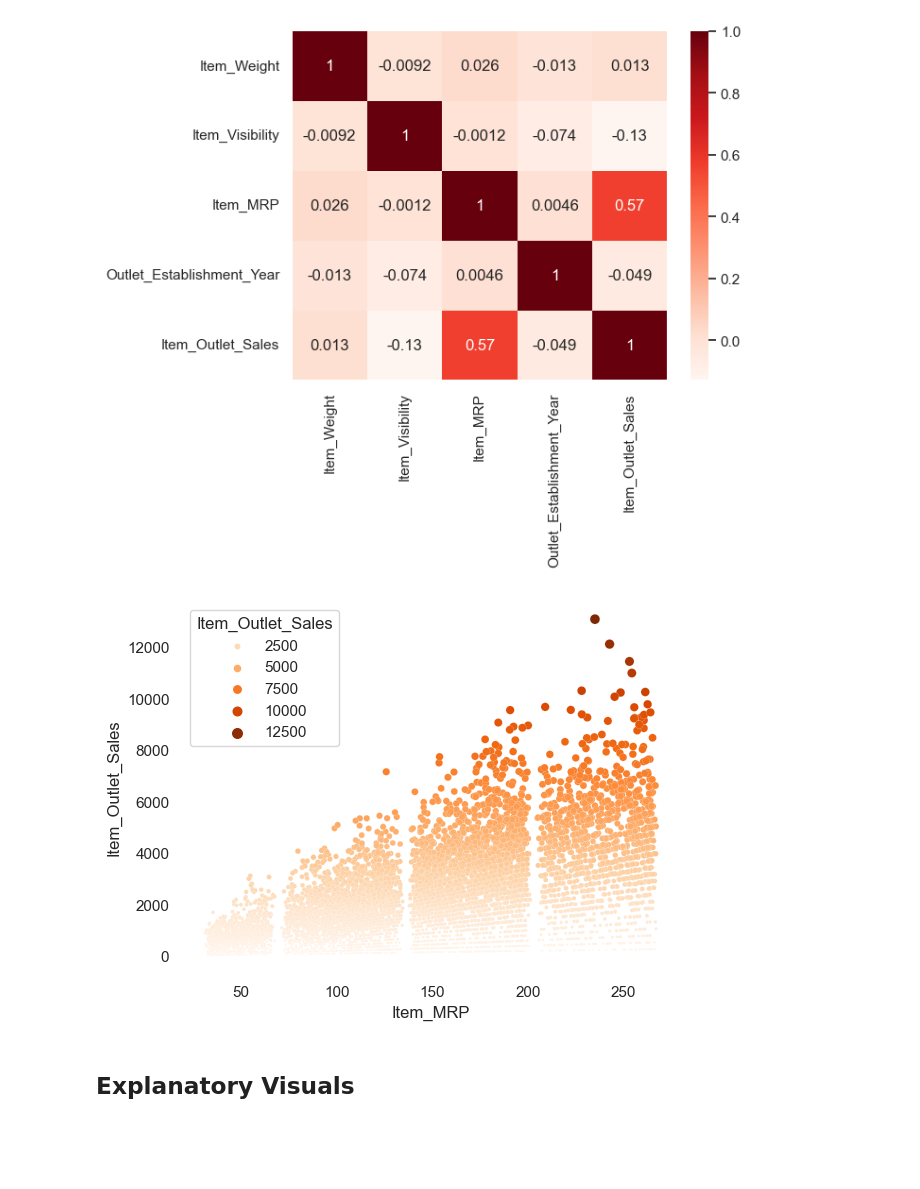
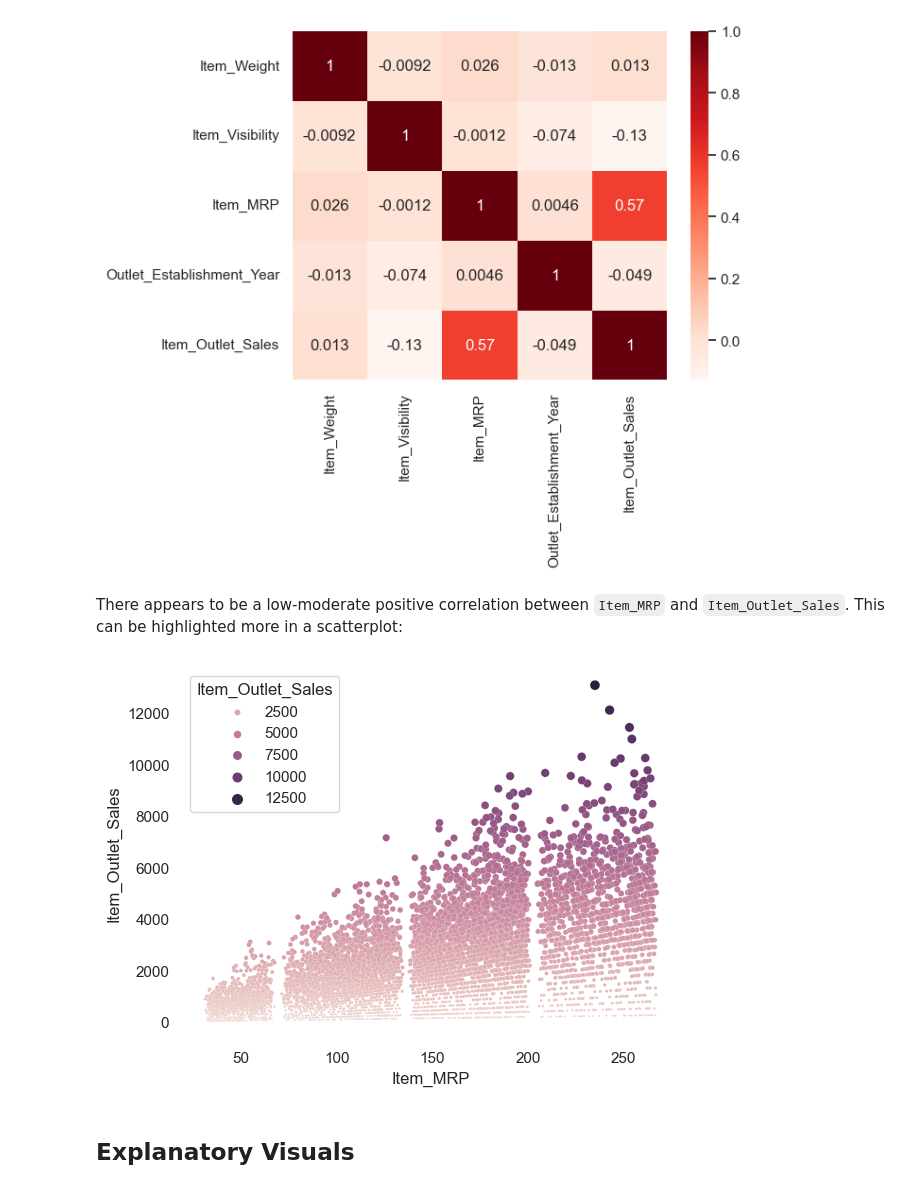
Before and after one commit to john-a-dixon/forecasting-food-sales, a Jupyter notebook: forecasting-food-sales.ipynb, the cells around one changed output. Saved outputs shown, nothing was run; the diff lists cells and outputs as text; code cells hidden in the pictures; blank space fills up the shorter version.

Commit message:
Added all visuals. Near done explaining some things I've noticed.

```diff
--- a/forecasting-food-sales.ipynb
+++ b/forecasting-food-sales.ipynb
@@ -651,21 +683,23 @@ correlations = food_sales_df.corr(numeric_only=True)
 sns.heatmap(correlations, cmap='Reds', annot=True);
 # %% [output]
 [figure]
+# %% [markdown]
+There appears to be a low-moderate positive correlation between `Item_MRP` and `Item_Outlet_Sales`. This can be highlighted more in a scatterplot:
 # %%
 # I used the following to help me make a Seaborn scatterplot:
 # https://www.geeksforgeeks.org/scatterplot-using-seaborn-in-python/
 # https://www.statology.org/seaborn-scatterplot-marker-size/
 # https://towardsdatascience.com/cool-scatter-plots-dfb23bebb3dc
 # https://www.statology.org/seaborn-background-color/
 sns.set(rc={'axes.facecolor':'white'});
+# sns.color_palette("dark", 10)
 sns.scatterplot(data=food_sales_df,
                 x ='Item_MRP',
                 y ='Item_Outlet_Sales',
                 size='Item_Outlet_Sales',
                 sizes=(1, 50),
-                palette='Oranges',
                 hue='Item_Outlet_Sales');
 # %% [output]
-[figure, old version]
+[figure, new version]
 # %% [markdown]
 ## Explanatory Visuals
```
Also changed, not shown: parts of 12 cells of this notebook.
